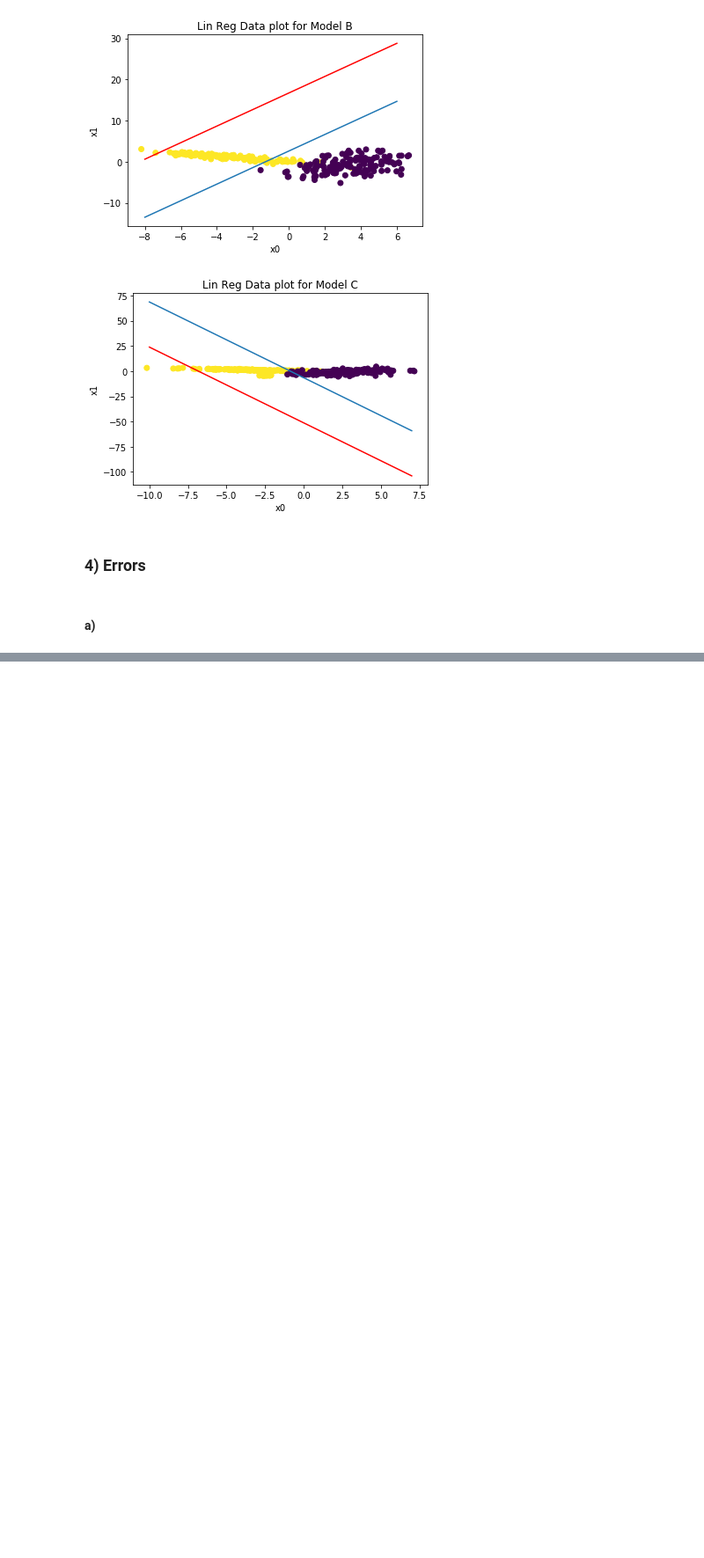
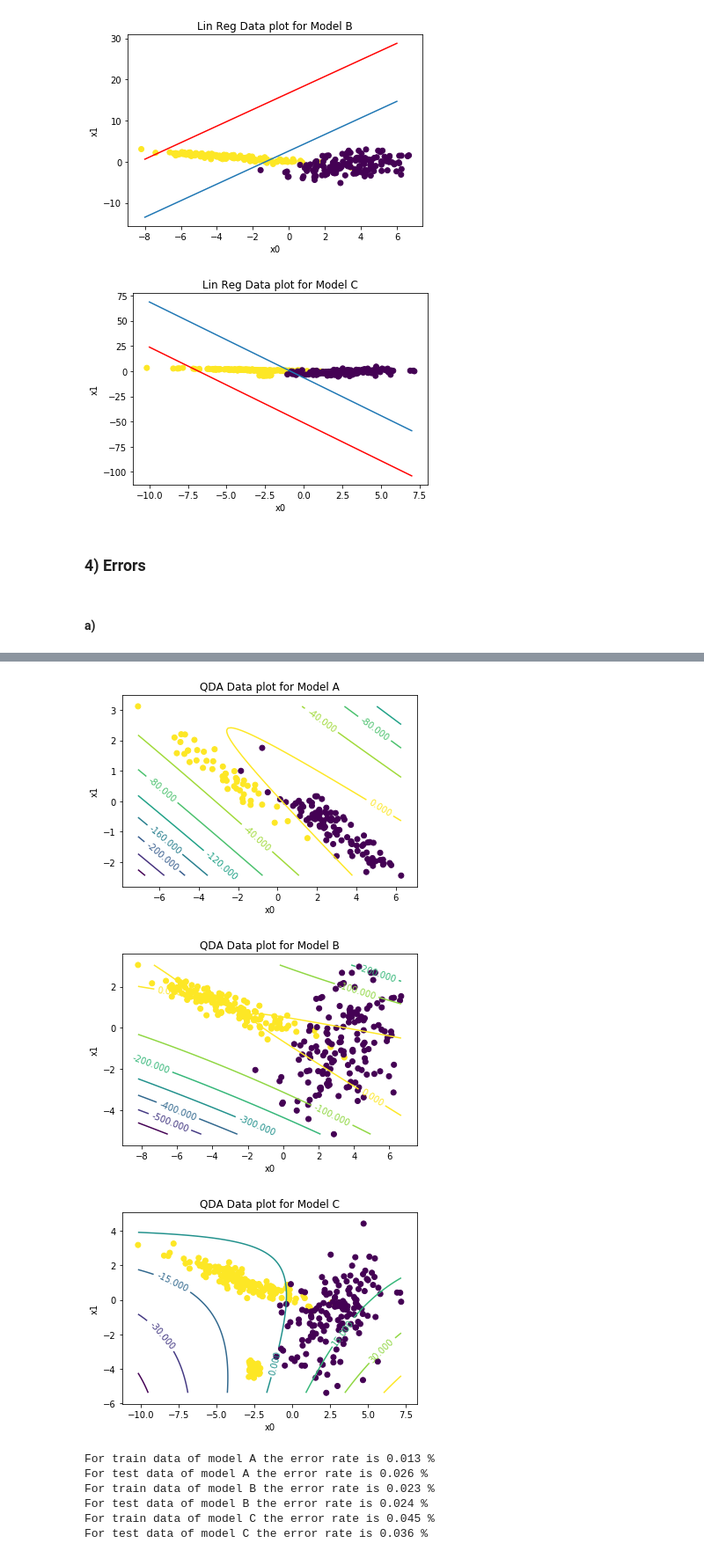
Before and after one commit to martinplouy/MVA, a Jupyter notebook: PGM/HW1/MVA_DM1_DELAFOURNIERE_PLOUY.ipynb, the cells around one changed output, grey strips where cells are left out. Shown at 88% size. Saved outputs shown, nothing was run; the diff lists cells and outputs as text; code cells hidden in the pictures; blank space fills up the shorter version.

Commit message:
QDA and errors for QDA and LDA

```diff
--- a/PGM/HW1/MVA_DM1_DELAFOURNIERE_PLOUY.ipynb
+++ b/PGM/HW1/MVA_DM1_DELAFOURNIERE_PLOUY.ipynb
@@ -193,0 +222,9 @@ for name in modelNames:
+# %%
+def printLDAParametersForModel(modelName):
+    d_types = ['train', 'test']
+    for t in d_types:
+        err = computeLDAErrorsForModel(modelName, t)
+        print('For {0} data of model {1} the error rate is {2:.3f} %'.format(t,modelName,err))
+
+for name in modelNames:
+    printLDAParametersForModel(name)
@@ -410,0 +453,3 @@ for name in modelNames:
+# %%
+for name in modelNames:
+    printLDAParametersForModel(name)
@@ -503,0 +692,23 @@ For test data of model C the error rate of lin reg is 4.233 %
+# %%
+for name in modelNames:
+    plotQDAForModel(name)
+# %% [output]
+[figure, added]
+[figure, added]
+[figure, added]
+# %%
+def printQDAParametersForModel(modelName):
+    d_types = ['train', 'test']
+    for t in d_types:
+        err = computeQDAErrorsForModel(modelName, t)
+        print('For {0} data of model {1} the error rate is {2:.3f} %'.format(t,modelName,err))
+
+for name in modelNames:
+    printQDAParametersForModel(name)
+# %% [output]
+For train data of model A the error rate is 0.013 %
+For test data of model A the error rate is 0.026 %
+For train data of model B the error rate is 0.023 %
+For test data of model B the error rate is 0.024 %
+For train data of model C the error rate is 0.045 %
+For test data of model C the error rate is 0.036 %
```
Also changed, not shown: parts of 17 cells of this notebook, 1 other file.
